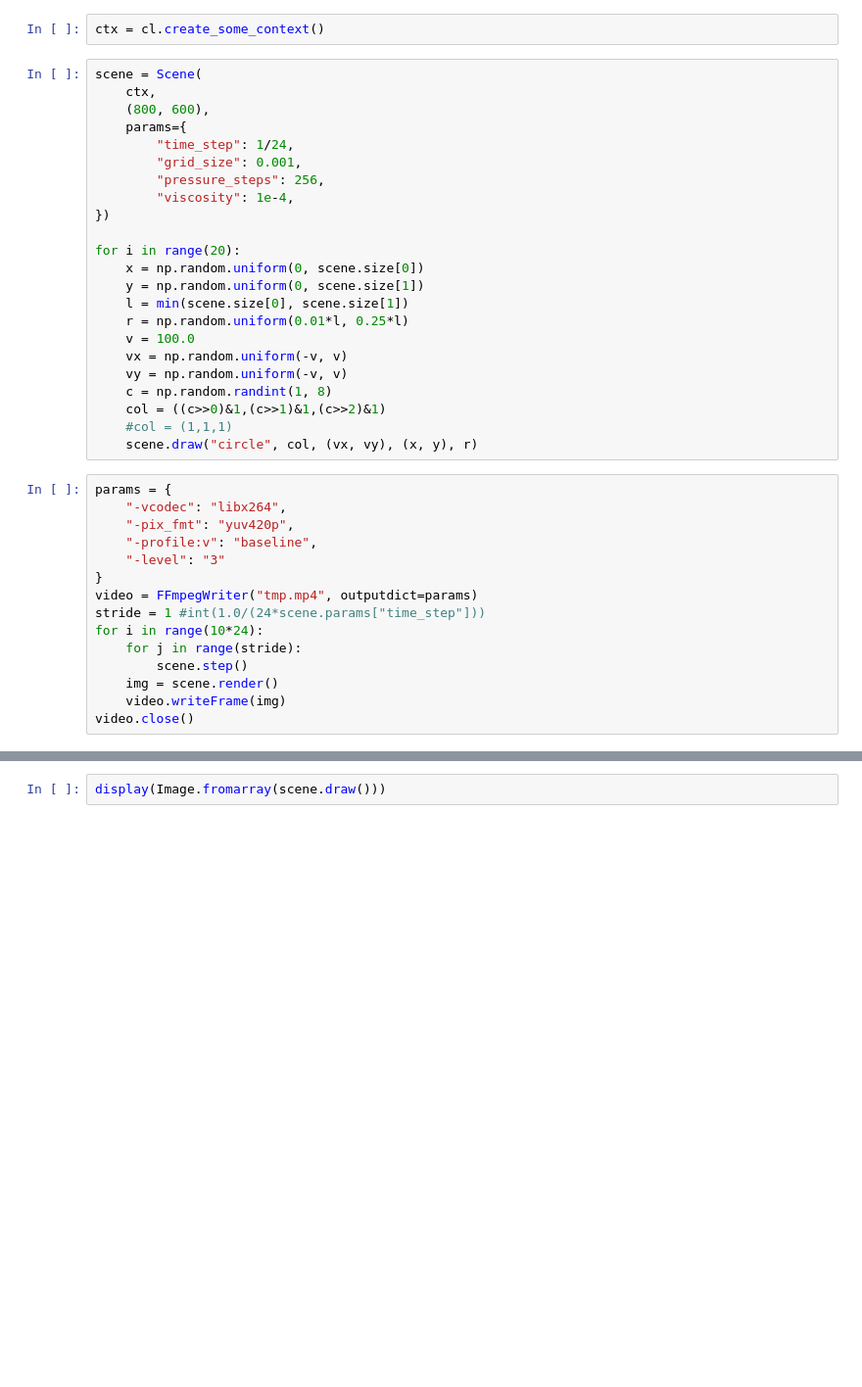
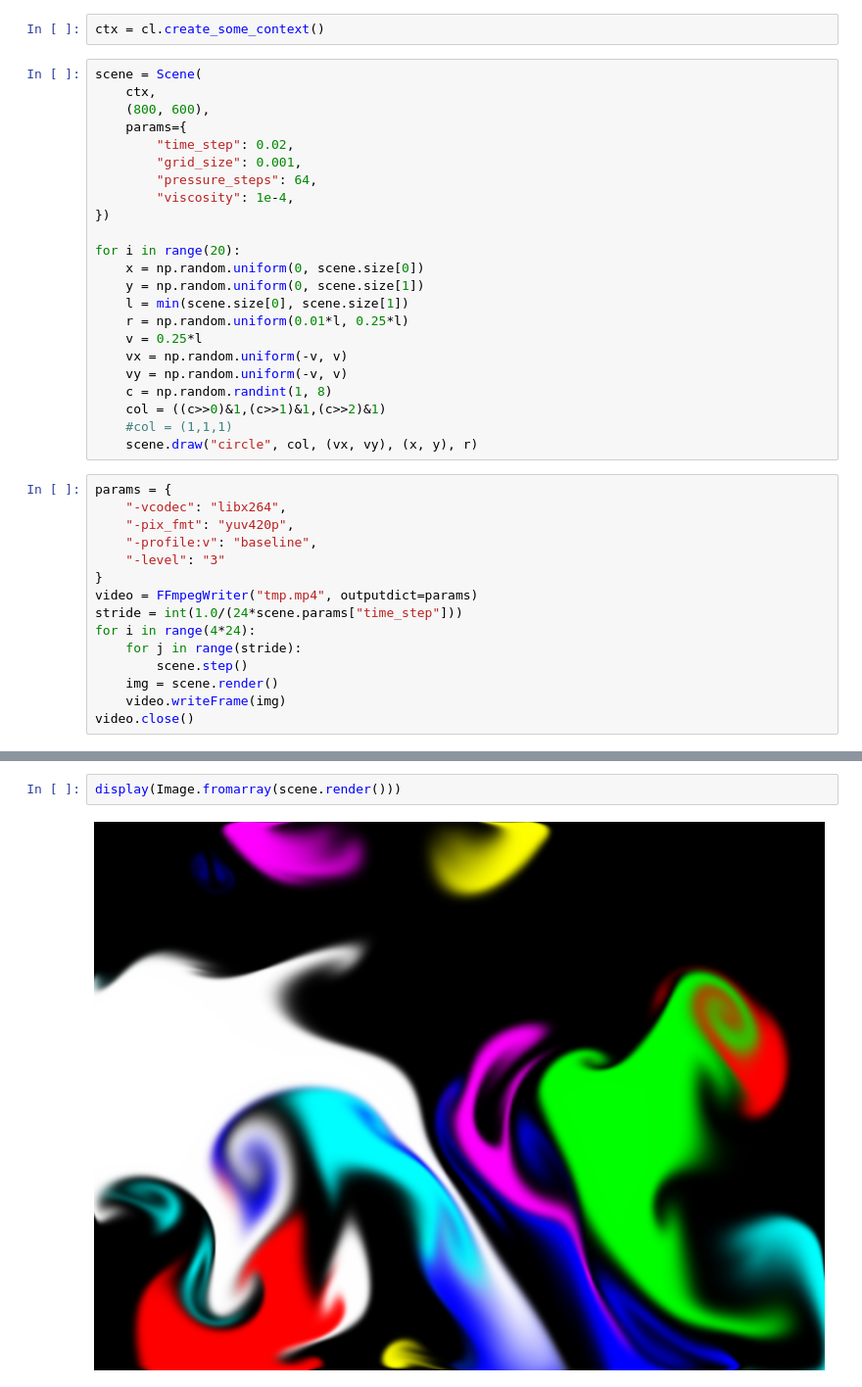
Before and after one commit to agerasev/flownn, a Jupyter notebook: simulation.ipynb, the cells around one changed output, grey strips where cells are left out. Shown: that part at 98% size. Drawn from its saved outputs; the diff is of its cells as text; blank space fills up the shorter version.

```diff
--- a/simulation.ipynb
+++ b/simulation.ipynb
@@ -33,9 +33,9 @@ scene = Scene(
     ctx,
     (800, 600),
     params={
-        "time_step": 1/24,
+        "time_step": 0.02,
         "grid_size": 0.001,
-        "pressure_steps": 256,
+        "pressure_steps": 64,
         "viscosity": 1e-4,
 })
 
@@ -44,7 +44,7 @@ for i in range(20):
     y = np.random.uniform(0, scene.size[1])
     l = min(scene.size[0], scene.size[1])
     r = np.random.uniform(0.01*l, 0.25*l)
-    v = 100.0
+    v = 0.25*l
     vx = np.random.uniform(-v, v)
     vy = np.random.uniform(-v, v)
     c = np.random.randint(1, 8)
@@ -59,8 +59,8 @@ params = {
     "-level": "3"
 }
 video = FFmpegWriter("tmp.mp4", outputdict=params)
-stride = 1 #int(1.0/(24*scene.params["time_step"]))
-for i in range(10*24):
+stride = int(1.0/(24*scene.params["time_step"]))
+for i in range(4*24):
     for j in range(stride):
         scene.step()
     img = scene.render()
@@ -74,2 +74,4 @@ HTML('<video controls src="data:video/mp4;base64,%s" type="video/mp4" >' % vbase
 # %%
-display(Image.fromarray(scene.draw()))
+display(Image.fromarray(scene.render()))
+# %% [output]
+[figure, added]
```
Also changed, not shown: parts of 1 cell of this notebook, 2 other files.
